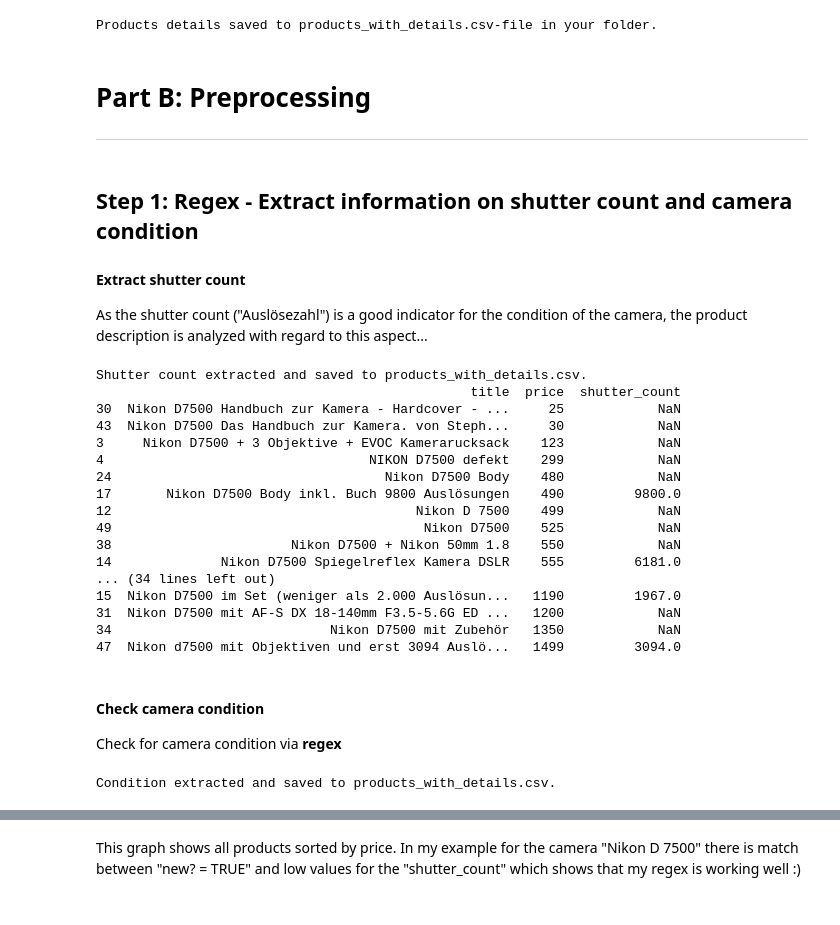
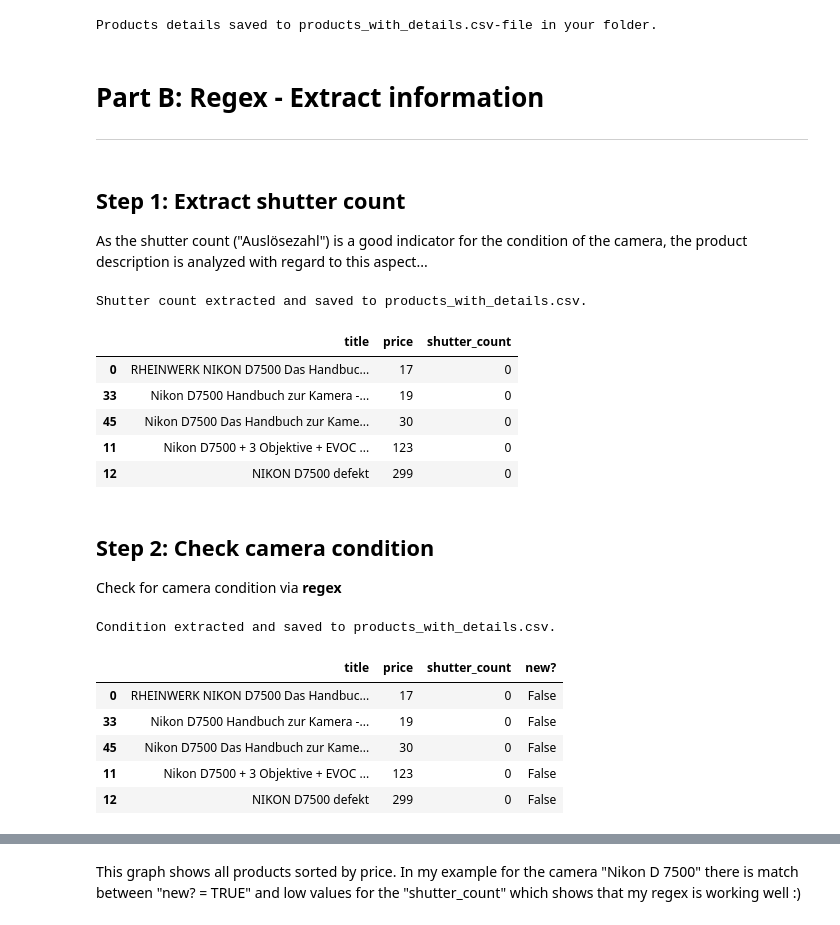
Before and after one commit to JaninaBistron/PriceTracker, a Jupyter notebook: PriceTracker.ipynb, the cells around one changed output, grey strips where cells are left out. Saved outputs shown, nothing was run; the diff lists cells and outputs as text; code cells hidden in the pictures.

```diff
--- a/PriceTracker.ipynb
+++ b/PriceTracker.ipynb
@@ -148,12 +148,10 @@ print('Products details saved to products_with_details.csv-file in your folder.'
 # %% [output]
 Products details saved to products_with_details.csv-file in your folder.
 # %% [markdown]
-# Part B: Preprocessing
+# Part B: Regex - Extract information
 ---
 # %% [markdown]
-## Step 1: Regex - Extract information on shutter count and camera condition
-
-#### Extract shutter count
+## Step 1: Extract shutter count
 
 As the shutter count ("Auslösezahl") is a good indicator for the condition of the camera, the product description is analyzed with regard to this aspect...
 # %%
@@ -172,52 +170,53 @@ def extract_shutter_count(description):
 # use function
 df_products_detailed['shutter_count'] = df_products_detailed['description'].apply(extract_shutter_count)
 
+# create integers
+df_products_detailed['shutter_count'] = pd.to_numeric(df_products_detailed['shutter_count'], errors='coerce')
+df_products_detailed['shutter_count'] = df_products_detailed['shutter_count'].fillna(0).astype(int)
+df_products_detailed['shutter_count'] = df_products_detailed['shutter_count'].astype(int)
+
 # save csv file
 df_products_detailed.to_csv('products_with_details.csv', index=False)
 print('Shutter count extracted and saved to products_with_details.csv.')
 
 # print relevant columns
-print(df_products_detailed.drop('description', axis=1).drop('link', axis=1))
+df_products_detailed.drop('description', axis=1).drop('link', axis=1).head()
 # %% [output]
 Shutter count extracted and saved to products_with_details.csv.
-                                                title  price  shutter_count
-30  Nikon D7500 Handbuch zur Kamera - Hardcover - ...     25            NaN
-43  Nikon D7500 Das Handbuch zur Kamera. von Steph...     30            NaN
-3     Nikon D7500 + 3 Objektive + EVOC Kamerarucksack    123            NaN
-4                                  NIKON D7500 defekt    299            NaN
-24                                   Nikon D7500 Body    480            NaN
-17       Nikon D7500 Body inkl. Buch 9800 Auslösungen    490         9800.0
-12                                       Nikon D 7500    499            NaN
-49                                        Nikon D7500    525            NaN
-38                       Nikon D7500 + Nikon 50mm 1.8    550            NaN
-14              Nikon D7500 Spiegelreflex Kamera DSLR    555         6181.0
-... (34 lines left out)
-15  Nikon D7500 im Set (weniger als 2.000 Auslösun...   1190         1967.0
-31  Nikon D7500 mit AF-S DX 18-140mm F3.5-5.6G ED ...   1200            NaN
-34                            Nikon D7500 mit Zubehör   1350            NaN
-47  Nikon d7500 mit Objektiven und erst 3094 Auslö...   1499         3094.0
+|  | title | price | shutter_count |
+| 0 | RHEINWERK NIKON D7500 Das Handbuc... | 17 | 0 |
+| 33 | Nikon D7500 Handbuch zur Kamera -... | 19 | 0 |
+| 45 | Nikon D7500 Das Handbuch zur Kame... | 30 | 0 |
+| 11 | Nikon D7500 + 3 Objektive + EVOC ... | 123 | 0 |
+| 12 | NIKON D7500 defekt | 299 | 0 |
 # %% [markdown]
-#### Check camera condition
+## Step 2: Check camera condition
 
 Check for camera condition via **regex**
 # %%
 # check for good camera condition
 #pattern = r'(\d{4}|((W|w)+(enig)+((e|en)?)))+((\smal)?)+(\s+(A|a)+(us)+((ge)?)+(lös))|(A|a)+(uslösung)+((\w+)?)+(\s)+(\d{4})|(wenig|kaum|nie|nicht|selten)+(\s)+(genutzt|benutzt|verwendet|fotografiert)'
 pattern = r'(\d{1,5}(?:[\.,]?\d{1,3})?)\s?(Auslösungen?|Bilder?|Fotos?)(\s?(wenig|kaum|nie|selten|nicht|fast|geringe)\s?(genutzt|verwendet|gemacht|fotografiert)?)?'
 
 def check_condition(description):
     if len(re.findall(pattern, description)) != 0:
         return(True)
     else:
         return(False)
 
 df_products_detailed['new?'] = df_products_detailed['description'].apply(check_condition)
 
 # save csv file
 df_products_detailed.to_csv('products_with_details.csv', index=False)
 print('Condition extracted and saved to products_with_details.csv.')
 
 # print relevant columns
-#print(df_products_detailed.drop('description', axis=1).drop('link', axis=1))
+df_products_detailed.drop('description', axis=1).drop('link', axis=1).head()
 # %% [output]
 Condition extracted and saved to products_with_details.csv.
+|  | title | price | shutter_count | new? |
+| 0 | RHEINWERK NIKON D7500 Das Handbuc... | 17 | 0 | False |
+| 33 | Nikon D7500 Handbuch zur Kamera -... | 19 | 0 | False |
+| 45 | Nikon D7500 Das Handbuch zur Kame... | 30 | 0 | False |
+| 11 | Nikon D7500 + 3 Objektive + EVOC ... | 123 | 0 | False |
+| 12 | NIKON D7500 defekt | 299 | 0 | False |
```
Also changed, not shown: parts of 19 cells of this notebook, 1 other file.
